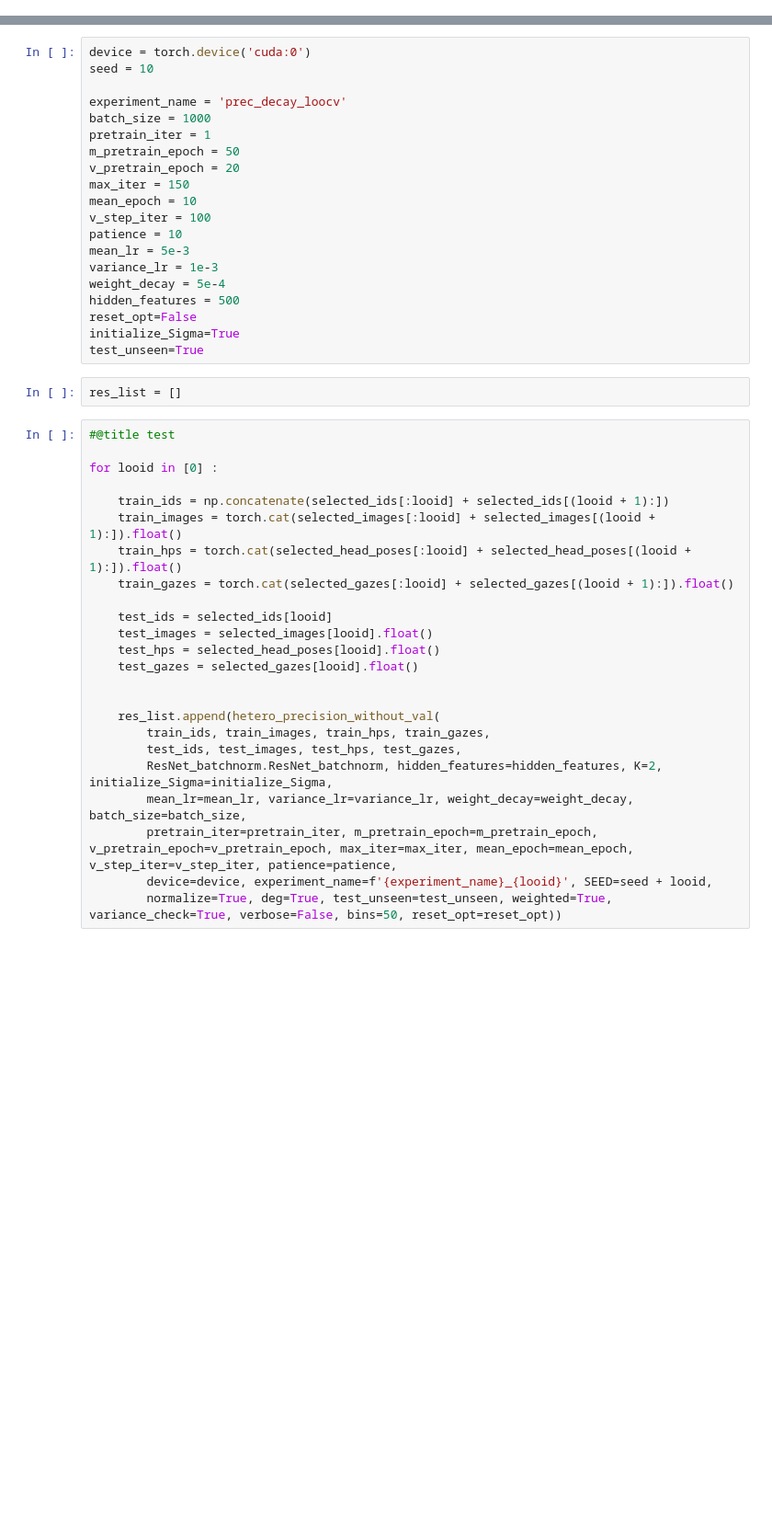
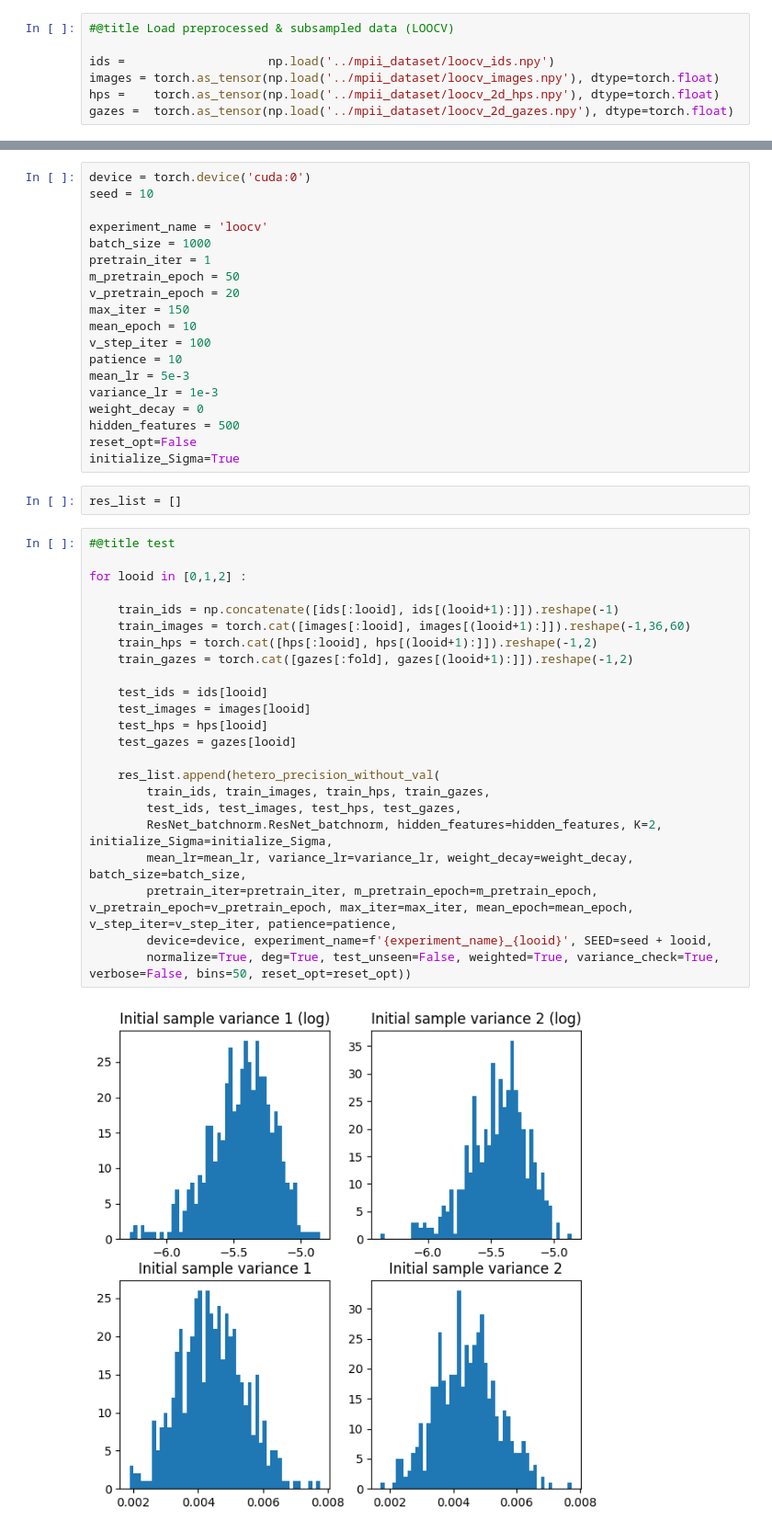
Before and after one commit to SelBias/gaze_estimation, a Jupyter notebook: hetero_prec_decay_loocv.ipynb, the cells around one changed output, grey strips where cells are left out. Shown at 92% size. Saved outputs shown, nothing was run; the diff lists cells and outputs as text; blank space fills up the shorter version.

```diff
--- a/hetero_prec_decay_loocv.ipynb
+++ b/hetero_prec_decay_loocv.ipynb
@@ -80,3 +34,10 @@ ModuleNotFoundError: No module named 'precision_module'
+# %%
+#@title Load preprocessed & subsampled data (LOOCV)
+
+ids =                    np.load('../mpii_dataset/loocv_ids.npy')
+images = torch.as_tensor(np.load('../mpii_dataset/loocv_images.npy'), dtype=torch.float)
+hps =    torch.as_tensor(np.load('../mpii_dataset/loocv_2d_hps.npy'), dtype=torch.float)
+gazes =  torch.as_tensor(np.load('../mpii_dataset/loocv_2d_gazes.npy'), dtype=torch.float)
 # %% [markdown]
 # Data Load
 # %%
@@ -124,7 +72,7 @@ ModuleNotFoundError: No module named 'precision_module'
 device = torch.device('cuda:0')
 seed = 10
 
-experiment_name = 'prec_decay_loocv'
+experiment_name = 'loocv'
 batch_size = 1000
 pretrain_iter = 1
 m_pretrain_epoch = 50
@@ -135,35 +83,34 @@ v_step_iter = 100
 patience = 10
 mean_lr = 5e-3
 variance_lr = 1e-3
-weight_decay = 5e-4
+weight_decay = 0
 hidden_features = 500
 reset_opt=False
 initialize_Sigma=True
-test_unseen=True
 # %%
 res_list = []
 # %%
 #@title test
 
-for looid in [0] :
+for looid in [0,1,2] :
 
-    train_ids = np.concatenate(selected_ids[:looid] + selected_ids[(looid + 1):])
-    train_images = torch.cat(selected_images[:looid] + selected_images[(looid + 1):]).float()
-    train_hps = torch.cat(selected_head_poses[:looid] + selected_head_poses[(looid + 1):]).float()
-    train_gazes = torch.cat(selected_gazes[:looid] + selected_gazes[(looid + 1):]).float()
+    train_ids = np.concatenate([ids[:looid], ids[(looid+1):]]).reshape(-1)
+    train_images = torch.cat([images[:looid], images[(looid+1):]]).reshape(-1,36,60)
+    train_hps = torch.cat([hps[:looid], hps[(looid+1):]]).reshape(-1,2)
+    train_gazes = torch.cat([gazes[:fold], gazes[(looid+1):]]).reshape(-1,2)
 
-    test_ids = selected_ids[looid]
-    test_images = selected_images[looid].float()
-    test_hps = selected_head_poses[looid].float()
-    test_gazes = selected_gazes[looid].float()
-
+    test_ids = ids[looid]
+    test_images = images[looid]
+    test_hps = hps[looid]
+    test_gazes = gazes[looid]
 
     res_list.append(hetero_precision_without_val(
         train_ids, train_images, train_hps, train_gazes,
         test_ids, test_images, test_hps, test_gazes,
         ResNet_batchnorm.ResNet_batchnorm, hidden_features=hidden_features, K=2, initialize_Sigma=initialize_Sigma,
         mean_lr=mean_lr, variance_lr=variance_lr, weight_decay=weight_decay, batch_size=batch_size,
         pretrain_iter=pretrain_iter, m_pretrain_epoch=m_pretrain_epoch, v_pretrain_epoch=v_pretrain_epoch, max_iter=max_iter, mean_epoch=mean_epoch, v_step_iter=v_step_iter, patience=patience,
         device=device, experiment_name=f'{experiment_name}_{looid}', SEED=seed + looid,
-        normalize=True, deg=True, test_unseen=test_unseen, weighted=True, variance_check=True, verbose=False, bins=50, reset_opt=reset_opt))
+        normalize=True, deg=True, test_unseen=False, weighted=True, variance_check=True, verbose=False, bins=50, reset_opt=reset_opt))
 # %% [output]
+[figure, added]
```
Also changed, not shown: parts of 7 cells of this notebook, 4 other files.
